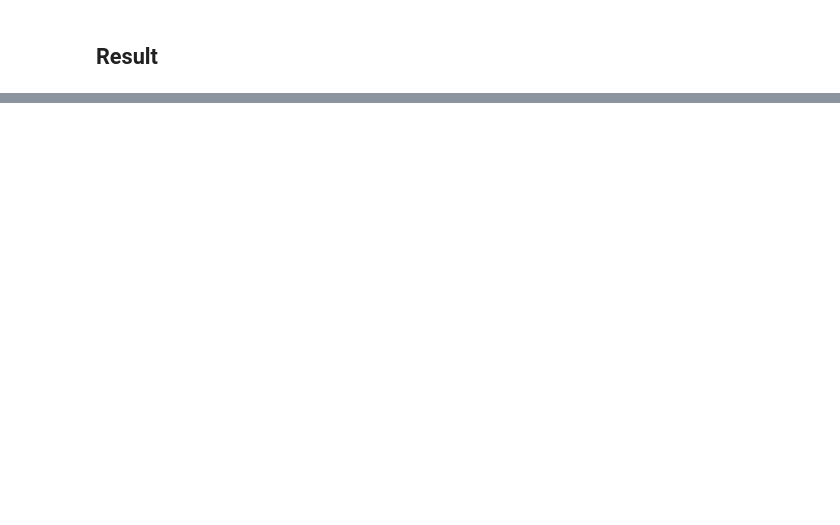
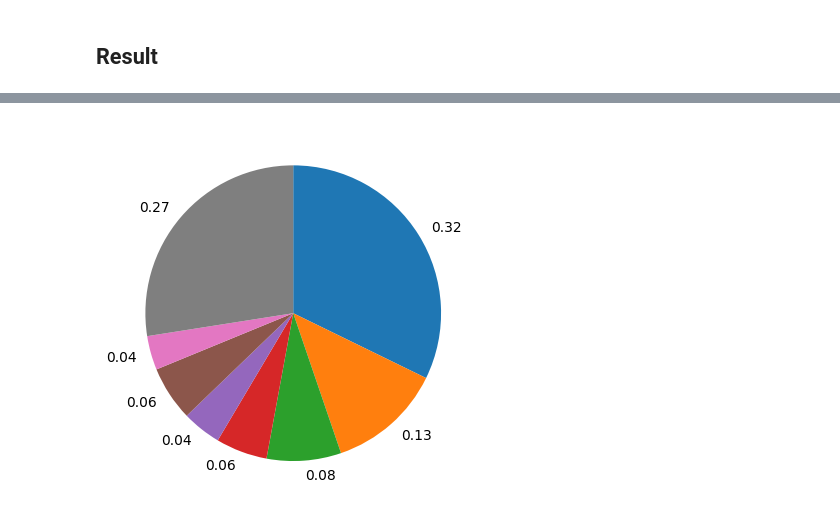
Before and after one commit to hoangziet/ChartInsight, a Jupyter notebook: testing/segmentation/inference.ipynb, the cells around one changed output, grey strips where cells are left out. Saved outputs shown, nothing was run; the diff lists cells and outputs as text; code cells hidden in the pictures; blank space fills up the shorter version.

```diff
--- a/testing/segmentation/inference.ipynb
+++ b/testing/segmentation/inference.ipynb
@@ -503,0 +515,6 @@ plt.show()
+# %%
+plt.figure()
+plt.pie(percents, labels=[f"{p:.2f}" for p in percents], startangle=90, counterclock=False)
+plt.show()
+# %% [output]
+[figure, added]
```
Also changed, not shown: parts of 7 cells of this notebook, 36 other files.
